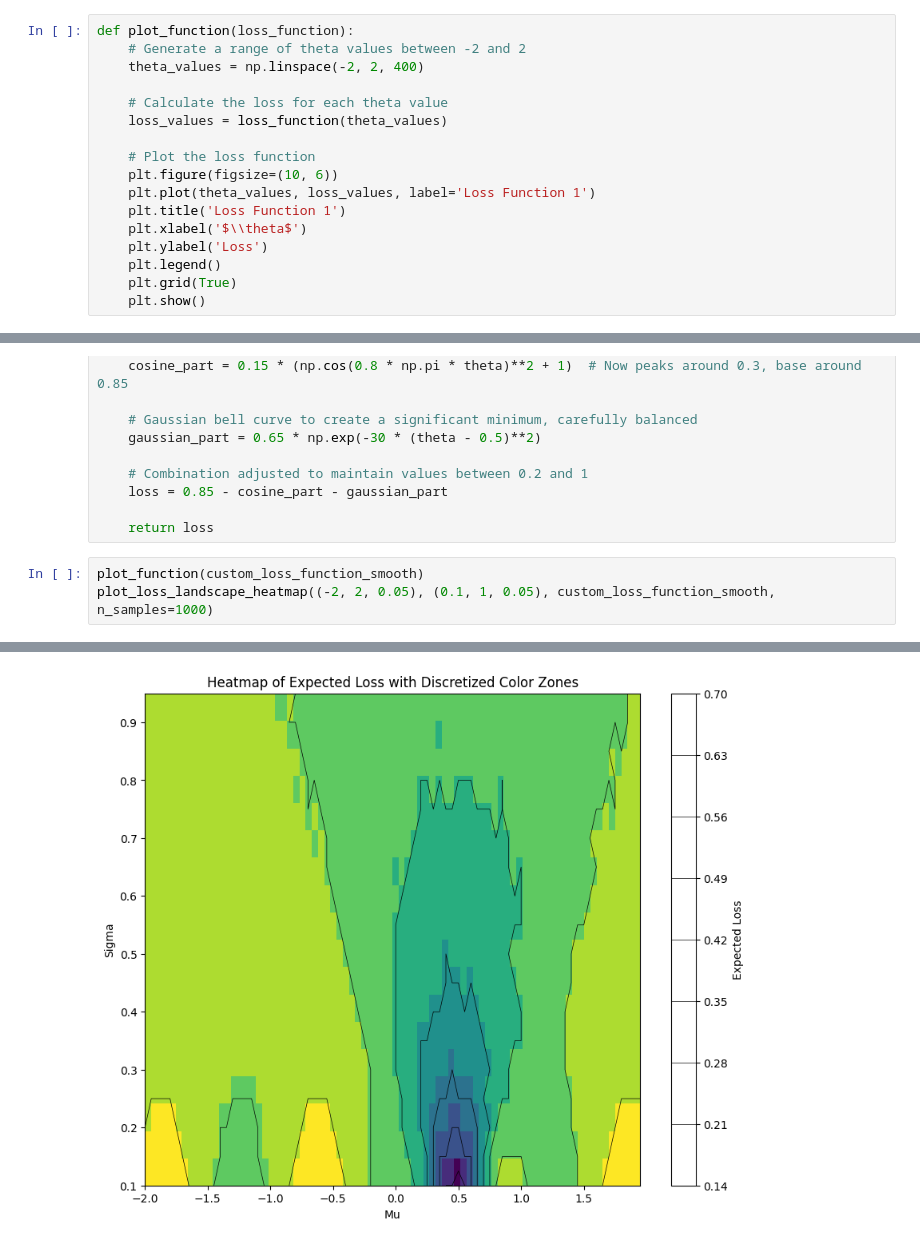
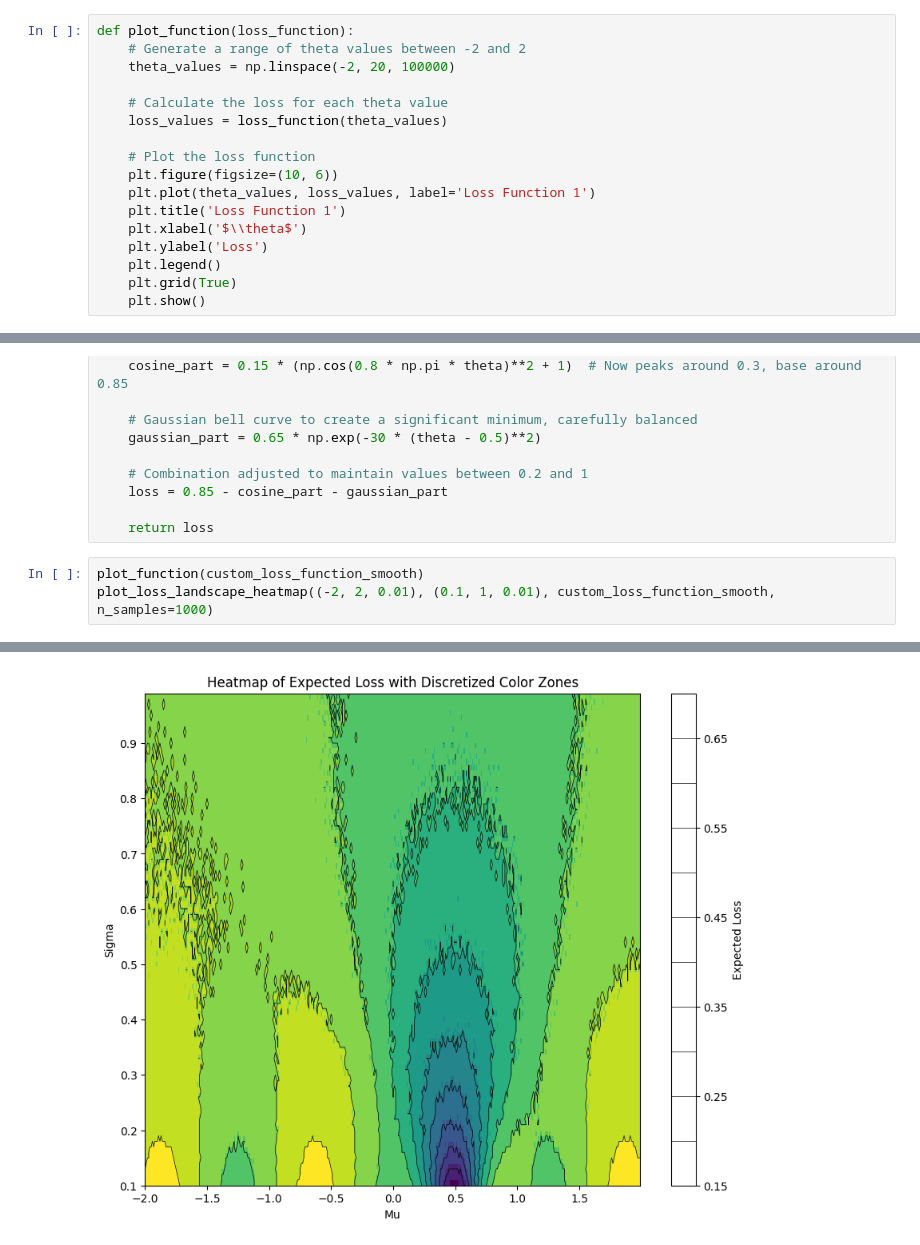
Before and after one commit to HipPilchen/bayesian_learning_rule, a Jupyter notebook: flat_regions.ipynb, the cells around one changed output, grey strips where cells are left out. Cells and saved outputs as stored; diff of their text form.

```diff
--- a/flat_regions.ipynb
+++ b/flat_regions.ipynb
@@ -5,7 +5,7 @@ import matplotlib.pyplot as plt
 # %%
 def plot_function(loss_function):
     # Generate a range of theta values between -2 and 2
-    theta_values = np.linspace(-2, 2, 400)
+    theta_values = np.linspace(-2, 20, 100000)
 
     # Calculate the loss for each theta value
     loss_values = loss_function(theta_values)
@@ -58,7 +58,7 @@ def custom_loss_function_smooth(theta):
     return loss
 # %%
 plot_function(custom_loss_function_smooth)
-plot_loss_landscape_heatmap((-2, 2, 0.05), (0.1, 1, 0.05), custom_loss_function_smooth, n_samples=1000)
+plot_loss_landscape_heatmap((-2, 2, 0.01), (0.1, 1, 0.01), custom_loss_function_smooth, n_samples=1000)
 # %% [output]
 [figure]
-[figure, old version]
+[figure, new version]
```
Also changed, not shown: 4 other files.
